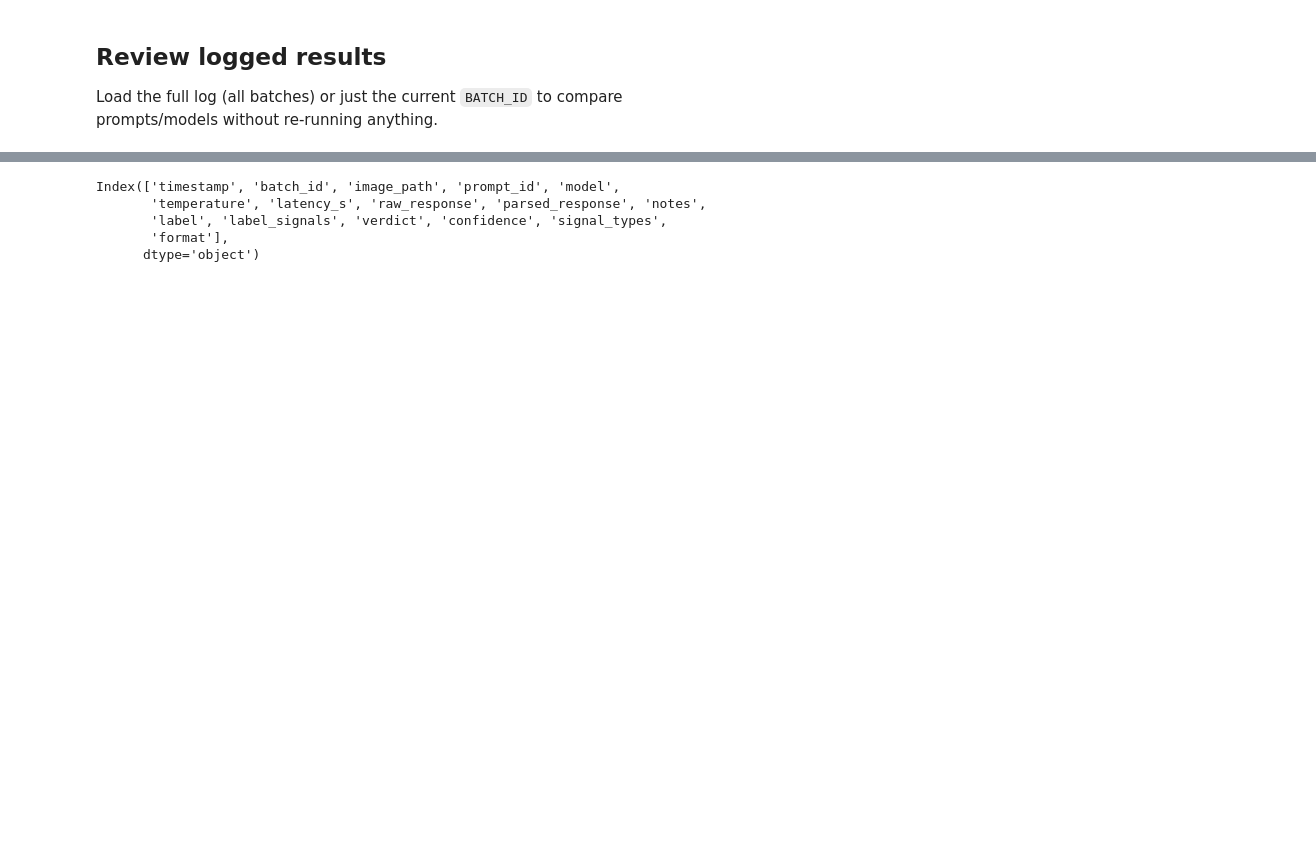
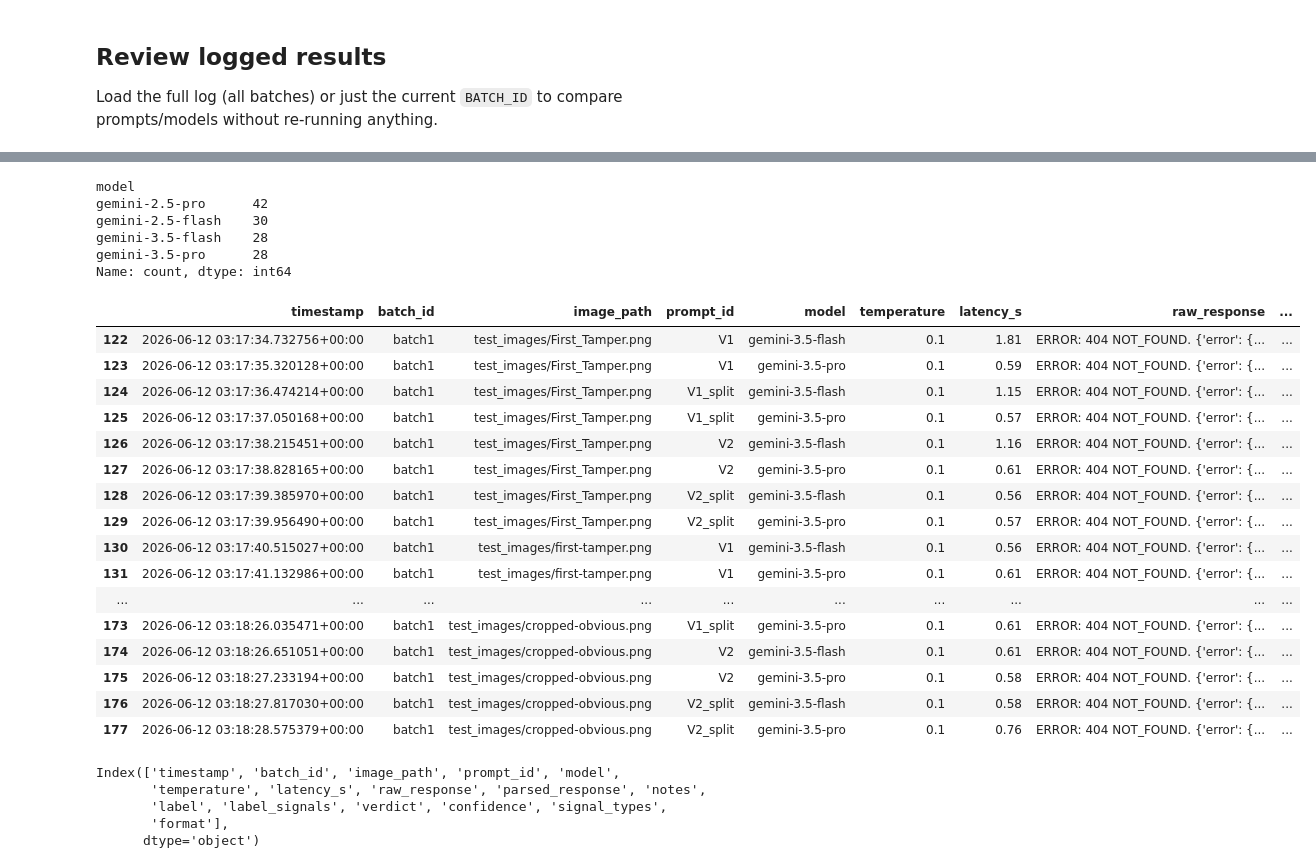
Before and after one commit to PW-Infinitas/doc-tampering-project, a Jupyter notebook: prompt_optimisation.ipynb, the cells around one changed output, grey strips where cells are left out. Saved outputs shown, nothing was run; the diff lists cells and outputs as text; code cells hidden in the pictures; blank space fills up the shorter version.

Commit message:
Wrote the loops + Ran with new prompts and models

```diff
--- a/prompt_optimisation.ipynb
+++ b/prompt_optimisation.ipynb
@@ -13,5 +9,5 @@ The autoreload extension is already loaded. To reload it, use:
 client = genai.Client(
     vertexai=True,
     project="infinitas-ds-ai-poc",
-    location="us-central1",
+    location="global",  # changed from us-central1 previousy bc no access to gemini 3.5
 )
@@ -206,7 +114,36 @@ for image_path, image in image_list:
+# %%
+from exp_running import PromptVersion, run_experiment
+
+# All prompt variants to sweep over. Add new versions here as new entries.
+prompt_versions = [
+    PromptVersion(prompt_id="V1", mode="combined", content=prompt_v1),
+    PromptVersion(prompt_id="V1_split", mode="split", system=system_prompt_v1, task=task_prompt_v1),
+    PromptVersion(prompt_id="V2", mode="combined", content=prompt_v2),
+    PromptVersion(prompt_id="V2_split", mode="split", system=system_prompt_v2, task=task_prompt_v2),
+]
+
+# Sweep config: edit these lists to control which combinations get run.
+models = ["gemini-3.5-flash", "gemini-3.1-pro-preview"]  # ["gemini-2.5-flash", "gemini-2.5-pro", "gemini-3.5-flash", "gemini-3.1-pro-preview"]
+temperatures = [0.1] #[0, 0.1, 0.2,0.8]
+
+image_list: list[tuple[str, Image.Image]] = list(zip(paths, images))
+# %%
+BATCH_ID = "batch1"  # bump this for each new set of test images
+
+# Run the full sweep: every image x every prompt version x every model x every temperature.
+for model in models:
+    for image_path, image in image_list:
+        for prompt_version in prompt_versions:
+            for temperature in temperatures:
+                run_experiment(client, image_path, image, prompt_version, model, temperature, BATCH_ID)
 # %% [markdown]
 ## Review logged results
 
 Load the full log (all batches) or just the current `BATCH_ID` to compare prompts/models without re-running anything.
 # %%
-df_all = load_results()
-df_all[["timestamp", "batch_id", "image_path", "prompt_id", "model", "verdict", "confidence", "signal_types", "format", "latency_s"]]
+import pandas as pd
+from result_logger import load_results
+
+df_all = load_results(batch_id=BATCH_ID) # batch_id=BATCH_ID
+df_all['timestamp'] = pd.to_datetime(df_all['timestamp'])
+#df_all[["timestamp", "batch_id", "image_path", "prompt_id", "model", "verdict", "confidence", "signal_types", "format", "latency_s"]]
@@ -227,3 +150,32 @@ df_all[["timestamp", "batch_id", "image_path", "prompt_id", "model", "verdict",
+# %%
+df_all['model'].value_counts()
+# %% [output]
+model
+gemini-2.5-pro      42
+gemini-2.5-flash    30
+gemini-3.5-flash    28
+gemini-3.5-pro      28
+Name: count, dtype: int64
+# %%
+df_all.loc[(df_all['model'] == 'gemini-3.5-pro') | (df_all['model'] == 'gemini-3.5-flash')]
+# %% [output]
+|  | timestamp | batch_id | image_path | prompt_id | model | temperature | latency_s | raw_response | ... |
+| 122 | 2026-06-12 03:17:34.732756+00:00 | batch1 | test_images/First_Tamper.png | V1 | gemini-3.5-flash | 0.1 | 1.81 | ERROR: 404 NOT_FOUND. {'error': {... | ... |
+| 123 | 2026-06-12 03:17:35.320128+00:00 | batch1 | test_images/First_Tamper.png | V1 | gemini-3.5-pro | 0.1 | 0.59 | ERROR: 404 NOT_FOUND. {'error': {... | ... |
+| 124 | 2026-06-12 03:17:36.474214+00:00 | batch1 | test_images/First_Tamper.png | V1_split | gemini-3.5-flash | 0.1 | 1.15 | ERROR: 404 NOT_FOUND. {'error': {... | ... |
+| 125 | 2026-06-12 03:17:37.050168+00:00 | batch1 | test_images/First_Tamper.png | V1_split | gemini-3.5-pro | 0.1 | 0.57 | ERROR: 404 NOT_FOUND. {'error': {... | ... |
+| 126 | 2026-06-12 03:17:38.215451+00:00 | batch1 | test_images/First_Tamper.png | V2 | gemini-3.5-flash | 0.1 | 1.16 | ERROR: 404 NOT_FOUND. {'error': {... | ... |
+| 127 | 2026-06-12 03:17:38.828165+00:00 | batch1 | test_images/First_Tamper.png | V2 | gemini-3.5-pro | 0.1 | 0.61 | ERROR: 404 NOT_FOUND. {'error': {... | ... |
+| 128 | 2026-06-12 03:17:39.385970+00:00 | batch1 | test_images/First_Tamper.png | V2_split | gemini-3.5-flash | 0.1 | 0.56 | ERROR: 404 NOT_FOUND. {'error': {... | ... |
+| 129 | 2026-06-12 03:17:39.956490+00:00 | batch1 | test_images/First_Tamper.png | V2_split | gemini-3.5-pro | 0.1 | 0.57 | ERROR: 404 NOT_FOUND. {'error': {... | ... |
+| 130 | 2026-06-12 03:17:40.515027+00:00 | batch1 | test_images/first-tamper.png | V1 | gemini-3.5-flash | 0.1 | 0.56 | ERROR: 404 NOT_FOUND. {'error': {... | ... |
+| 131 | 2026-06-12 03:17:41.132986+00:00 | batch1 | test_images/first-tamper.png | V1 | gemini-3.5-pro | 0.1 | 0.61 | ERROR: 404 NOT_FOUND. {'error': {... | ... |
+| ... | ... | ... | ... | ... | ... | ... | ... | ... | ... |
+| 173 | 2026-06-12 03:18:26.035471+00:00 | batch1 | test_images/cropped-obvious.png | V1_split | gemini-3.5-pro | 0.1 | 0.61 | ERROR: 404 NOT_FOUND. {'error': {... | ... |
+| 174 | 2026-06-12 03:18:26.651051+00:00 | batch1 | test_images/cropped-obvious.png | V2 | gemini-3.5-flash | 0.1 | 0.61 | ERROR: 404 NOT_FOUND. {'error': {... | ... |
+| 175 | 2026-06-12 03:18:27.233194+00:00 | batch1 | test_images/cropped-obvious.png | V2 | gemini-3.5-pro | 0.1 | 0.58 | ERROR: 404 NOT_FOUND. {'error': {... | ... |
+| 176 | 2026-06-12 03:18:27.817030+00:00 | batch1 | test_images/cropped-obvious.png | V2_split | gemini-3.5-flash | 0.1 | 0.58 | ERROR: 404 NOT_FOUND. {'error': {... | ... |
+| 177 | 2026-06-12 03:18:28.575379+00:00 | batch1 | test_images/cropped-obvious.png | V2_split | gemini-3.5-pro | 0.1 | 0.76 | ERROR: 404 NOT_FOUND. {'error': {... | ... |
 # %%
 df_all.columns
 # %% [output]
```
Also changed, not shown: parts of 21 cells of this notebook, 6 other files.
